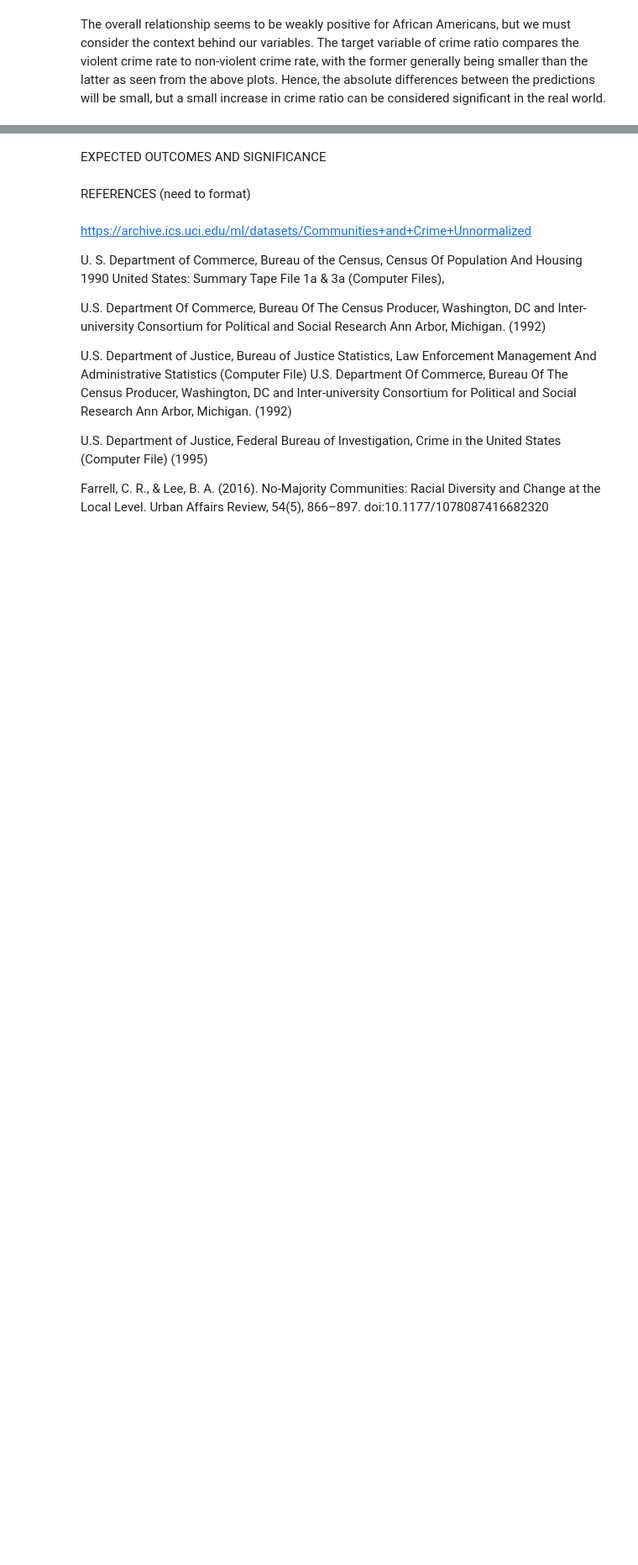
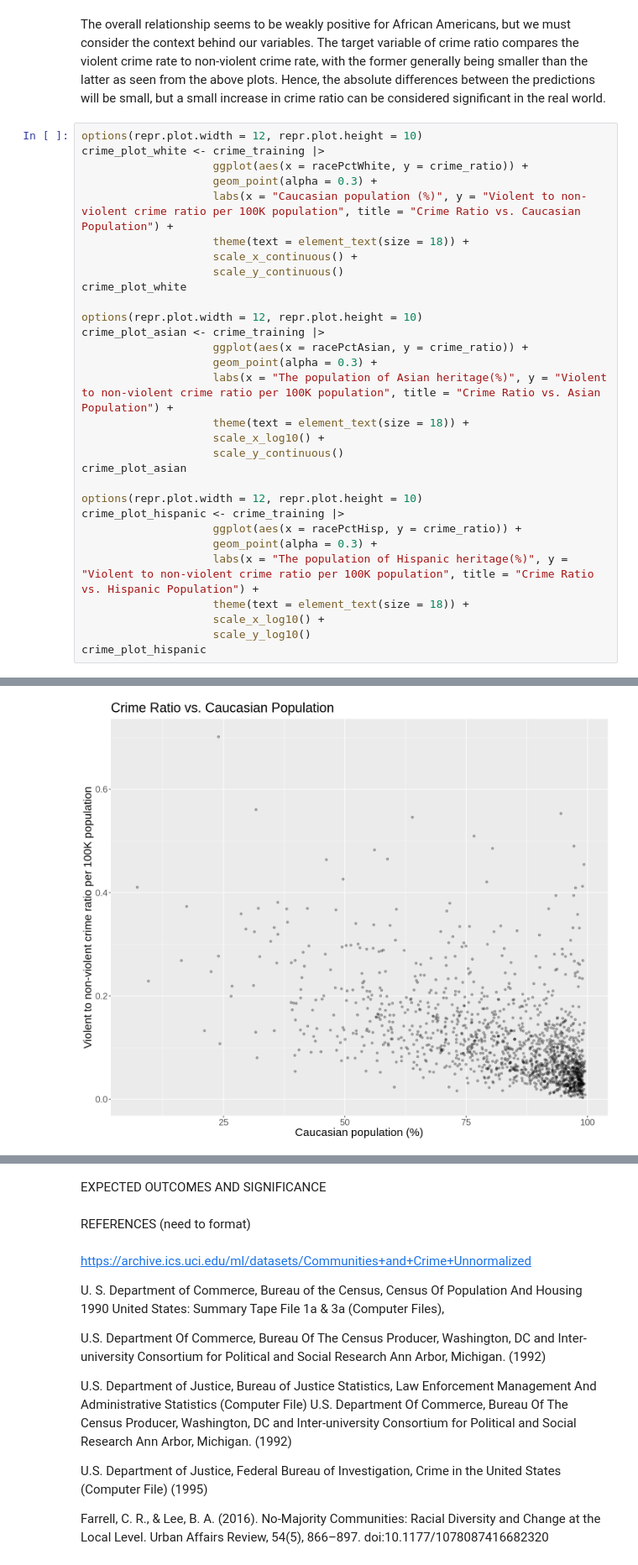
Before and after one commit to JeffreyJPZ/DSCI-100-Group_55-Project, a Jupyter notebook: Project.ipynb, the cells around one changed output, grey strips where cells are left out. Shown at 84% size. Saved outputs shown, nothing was run; the diff lists cells and outputs as text; blank space fills up the shorter version.

Commit message:
Plot
created plot for White, Asian and Hispanic population

```diff
--- a/Project.ipynb
+++ b/Project.ipynb
@@ -454,3 +454,34 @@ Warning message:
 [figure]
 # %% [markdown]
 The overall relationship seems to be weakly positive for African Americans, but we must consider the context behind our variables. The target variable of crime ratio compares the violent crime rate to non-violent crime rate, with the former generally being smaller than the latter as seen from the above plots. Hence, the absolute differences between the predictions will be small, but a small increase in crime ratio can be considered significant in the real world.
+# %%
+options(repr.plot.width = 12, repr.plot.height = 10)
+crime_plot_white <- crime_training |>
+                    ggplot(aes(x = racePctWhite, y = crime_ratio)) +
+                    geom_point(alpha = 0.3) +
+                    labs(x = "Caucasian population (%)", y = "Violent to non-violent crime ratio per 100K population", title = "Crime Ratio vs. Caucasian Population") +
+                    theme(text = element_text(size = 18)) +
+                    scale_x_continuous() +
+                    scale_y_continuous()
+crime_plot_white
+
+options(repr.plot.width = 12, repr.plot.height = 10)
+crime_plot_asian <- crime_training |>
+                    ggplot(aes(x = racePctAsian, y = crime_ratio)) +
+                    geom_point(alpha = 0.3) +
+                    labs(x = "The population of Asian heritage(%)", y = "Violent to non-violent crime ratio per 100K population", title = "Crime Ratio vs. Asian Population") +
+                    theme(text = element_text(size = 18)) +
+                    scale_x_log10() +
+                    scale_y_continuous()
+crime_plot_asian
+
+options(repr.plot.width = 12, repr.plot.height = 10)
+crime_plot_hispanic <- crime_training |>
+                    ggplot(aes(x = racePctHisp, y = crime_ratio)) +
+                    geom_point(alpha = 0.3) +
+                    labs(x = "The population of Hispanic heritage(%)", y = "Violent to non-violent crime ratio per 100K population", title = "Crime Ratio vs. Hispanic Population") +
+                    theme(text = element_text(size = 18)) +
+                    scale_x_log10() +
+                    scale_y_log10()
+crime_plot_hispanic
+# %% [output]
@@ -456,0 +492 @@ The overall relationship seems to be weakly positive for African Americans, but
+[figure, added]
```
Also changed, not shown: parts of 1 cell of this notebook.
